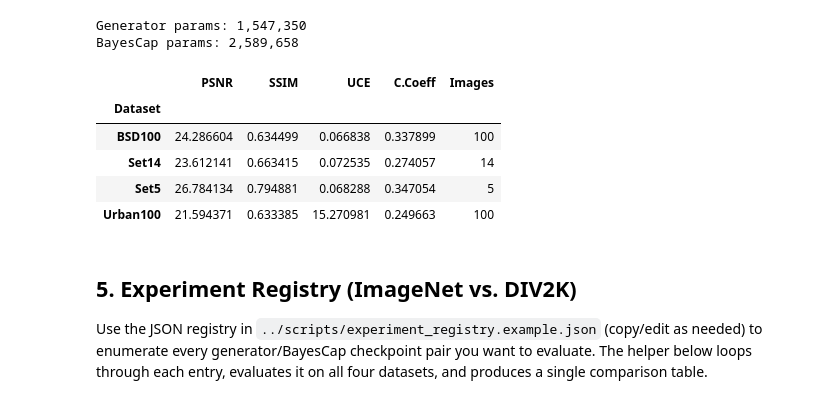
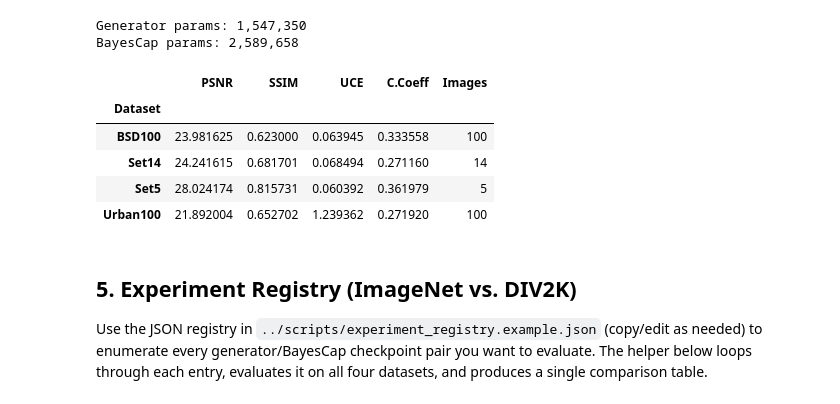
Before and after one commit to othmaneechc/BayesCap, a Jupyter notebook: src/BayesCap_SRGAN_train_and_eval.ipynb, the cells around one changed output. Drawn from its saved outputs; the diff is of its cells as text; code cells hidden in the pictures.

```diff
--- a/src/BayesCap_SRGAN_train_and_eval.ipynb
+++ b/src/BayesCap_SRGAN_train_and_eval.ipynb
@@ -100,28 +100,28 @@ print(f"BayesCap params: {netc_params:,}")
 # %% [output]
 Generator params: 1,547,350
 BayesCap params: 2,589,658
-# %%
-benchmark_datasets = ['Set5', 'Set14', 'BSD100', 'Urban100']
-baseline_metrics_df = evaluate_sr_metrics(
-    NetG,
-    NetC,
-    benchmark_datasets,
-    dataset_root=benchmark_root,
-    image_size=(256, 256),
-    upscale_factor=sr_factor,
-    batch_size=1,
-    num_bins=30,
-    device=str(device),
-    dtype=dtype,
-)
-baseline_metrics_df
-# %% [output]
-|  | PSNR | SSIM | UCE | C.Coeff | Images |
-| Dataset |  |  |  |  |  |
-| BSD100 | 24.286604 | 0.634499 | 0.066838 | 0.337899 | 100 |
-| Set14 | 23.612141 | 0.663415 | 0.072535 | 0.274057 | 14 |
-| Set5 | 26.784134 | 0.794881 | 0.068288 | 0.347054 | 5 |
-| Urban100 | 21.594371 | 0.633385 | 15.270981 | 0.249663 | 100 |
+# %%
+benchmark_datasets = ['Set5', 'Set14', 'BSD100', 'Urban100']
+baseline_metrics_df = evaluate_sr_metrics(
+    NetG,
+    NetC,
+    benchmark_datasets,
+    dataset_root=benchmark_root,
+    image_size=(320, 320),
+    upscale_factor=sr_factor,
+    batch_size=1,
+    num_bins=30,
+    device=str(device),
+    dtype=dtype,
+)
+baseline_metrics_df
+# %% [output]
+|  | PSNR | SSIM | UCE | C.Coeff | Images |
+| Dataset |  |  |  |  |  |
+| BSD100 | 23.981625 | 0.623000 | 0.063945 | 0.333558 | 100 |
+| Set14 | 24.241615 | 0.681701 | 0.068494 | 0.271160 | 14 |
+| Set5 | 28.024174 | 0.815731 | 0.060392 | 0.361979 | 5 |
+| Urban100 | 21.892004 | 0.652702 | 1.239362 | 0.271920 | 100 |
 # %% [markdown]
 ## 5. Experiment Registry (ImageNet vs. DIV2K)
 Use the JSON registry in `../scripts/experiment_registry.example.json` (copy/edit as needed) to enumerate every generator/BayesCap checkpoint pair you want to evaluate. The helper below loops through each entry, evaluates it on all four datasets, and produces a single comparison table.
```
Also changed, not shown: parts of 8 cells of this notebook, 37 other files.
